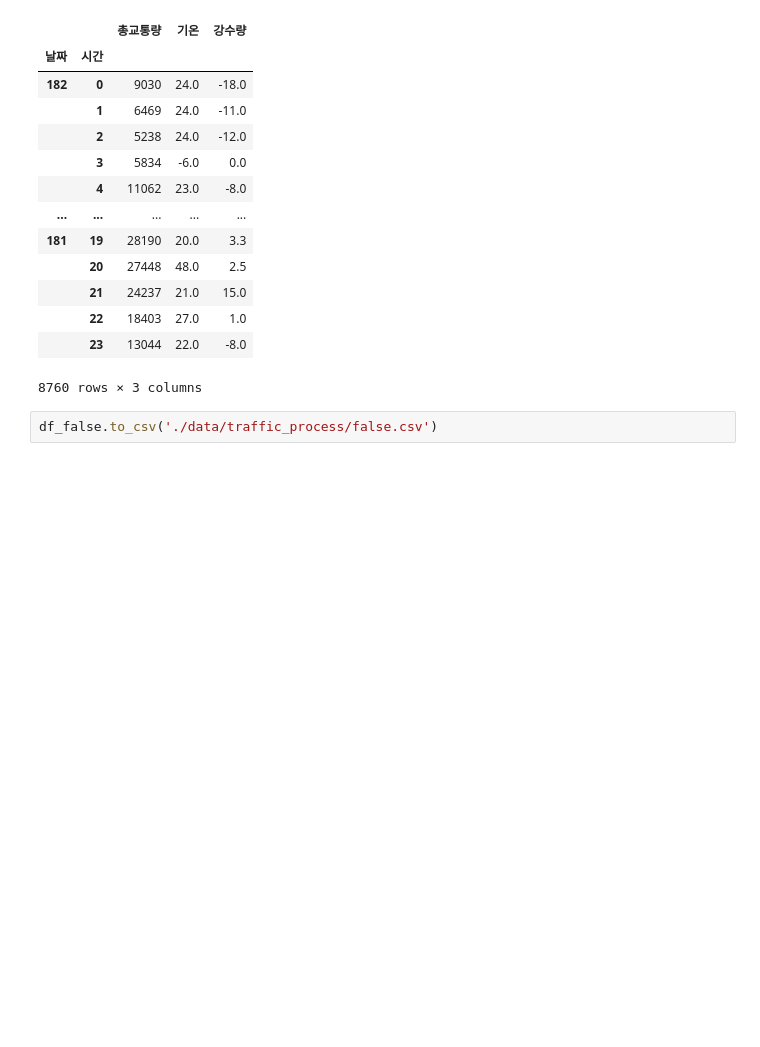
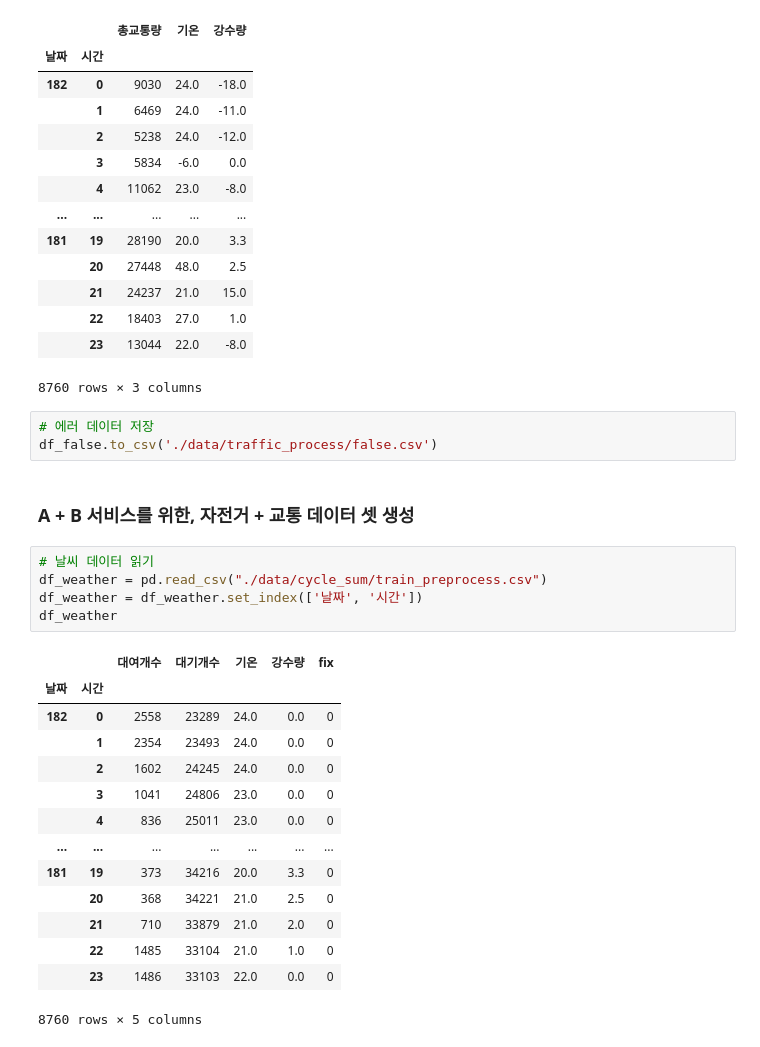
Before and after one commit to woojh3690/LSTMAE, a Jupyter notebook: traffic_preprocess.ipynb, the cells around one changed output. Drawn from its saved outputs; the diff is of its cells as text; blank space fills up the shorter version.

```diff
--- a/traffic_preprocess.ipynb
+++ b/traffic_preprocess.ipynb
@@ -312,4 +311,27 @@ df_false
 |  | 23 | 13044 | 22.0 | -8.0 |
 8760 rows × 3 columns
 # %%
+# 에러 데이터 저장
 df_false.to_csv('./data/traffic_process/false.csv')
+# %% [markdown]
+<h3>A + B 서비스를 위한, 자전거 + 교통 데이터 셋 생성</h3>
+# %%
+# 날씨 데이터 읽기
+df_weather = pd.read_csv("./data/cycle_sum/train_preprocess.csv")
+df_weather = df_weather.set_index(['날짜', '시간'])
+df_weather
+# %% [output]
+|  |  | 대여개수 | 대기개수 | 기온 | 강수량 | fix |
+| 날짜 | 시간 |  |  |  |  |  |
+| 182 | 0 | 2558 | 23289 | 24.0 | 0.0 | 0 |
+|  | 1 | 2354 | 23493 | 24.0 | 0.0 | 0 |
+|  | 2 | 1602 | 24245 | 24.0 | 0.0 | 0 |
+|  | 3 | 1041 | 24806 | 23.0 | 0.0 | 0 |
+|  | 4 | 836 | 25011 | 23.0 | 0.0 | 0 |
+| ... | ... | ... | ... | ... | ... | ... |
+| 181 | 19 | 373 | 34216 | 20.0 | 3.3 | 0 |
+|  | 20 | 368 | 34221 | 21.0 | 2.5 | 0 |
+|  | 21 | 710 | 33879 | 21.0 | 2.0 | 0 |
+|  | 22 | 1485 | 33104 | 21.0 | 1.0 | 0 |
+|  | 23 | 1486 | 33103 | 22.0 | 0.0 | 0 |
+8760 rows × 5 columns
```
Also changed, not shown: parts of 10 cells of this notebook.
